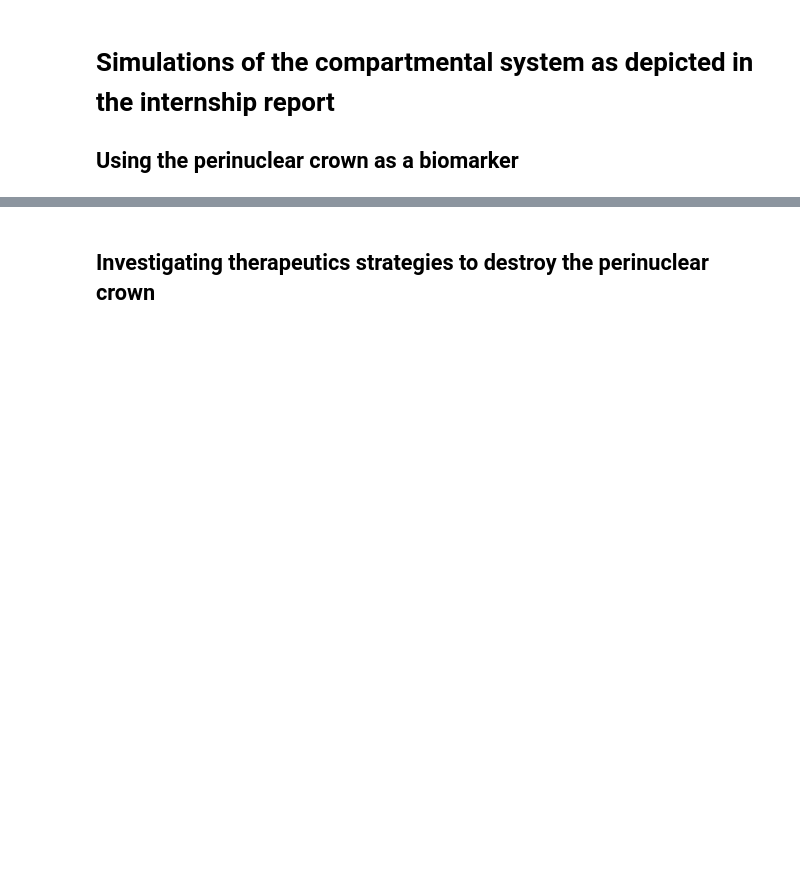
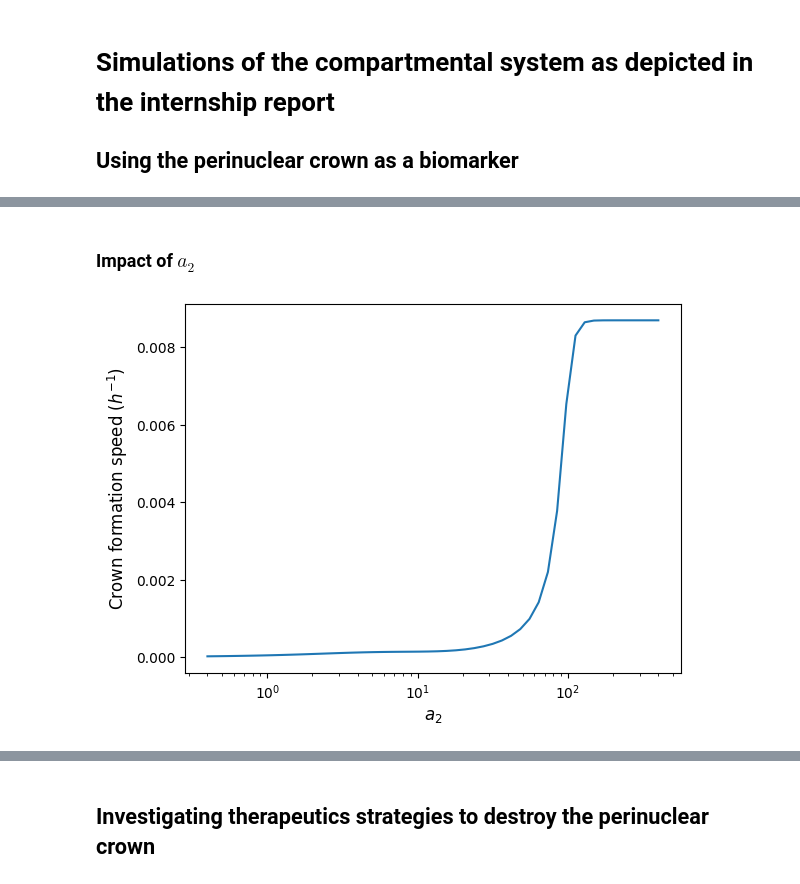
Before and after one commit to SimonBure/simulation-alzheimer, a Jupyter notebook: compartmental.ipynb, the cells around one changed output, grey strips where cells are left out. Drawn from its saved outputs; the diff is of its cells as text; code cells hidden in the pictures; blank space fills up the shorter version.

```diff
--- a/compartmental.ipynb
+++ b/compartmental.ipynb
@@ -44,0 +98,23 @@ a_sim.plot_all_compartments()
+# %% [markdown]
+### Impact of $a_2$
+# %%
+a2_array = a2 * np.logspace(-3, 0, 50)
+
+crown_formation_speeds = np.zeros(a2_array.shape)
+
+for index, a2_new in enumerate(a2_array):
+    sim = Simulation(duration_kinetic, time_step)
+
+    coefs_migration_cytoplasm_to_crown = a2_new, b2, n2, e2
+
+    initialize_simulation(sim)
+
+    sim.simulate()
+
+    crown_formation_speeds[index] = sim.crown_formation_speed[-1]
+
+coefs_migration_cytoplasm_to_crown = a2, b2, n2, e2
+
+plot_crown_formation_speed_along_rate(crown_formation_speeds, a2_array, "$a_2$")
+# %% [output]
+[figure, added]
```
Also changed, not shown: parts of 28 cells of this notebook, 3 other files.
